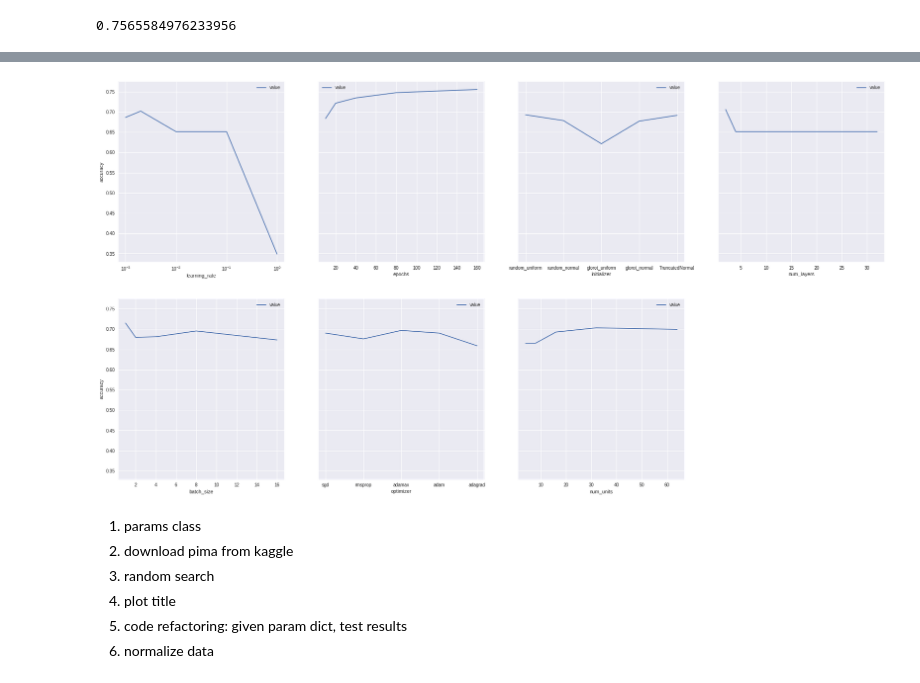
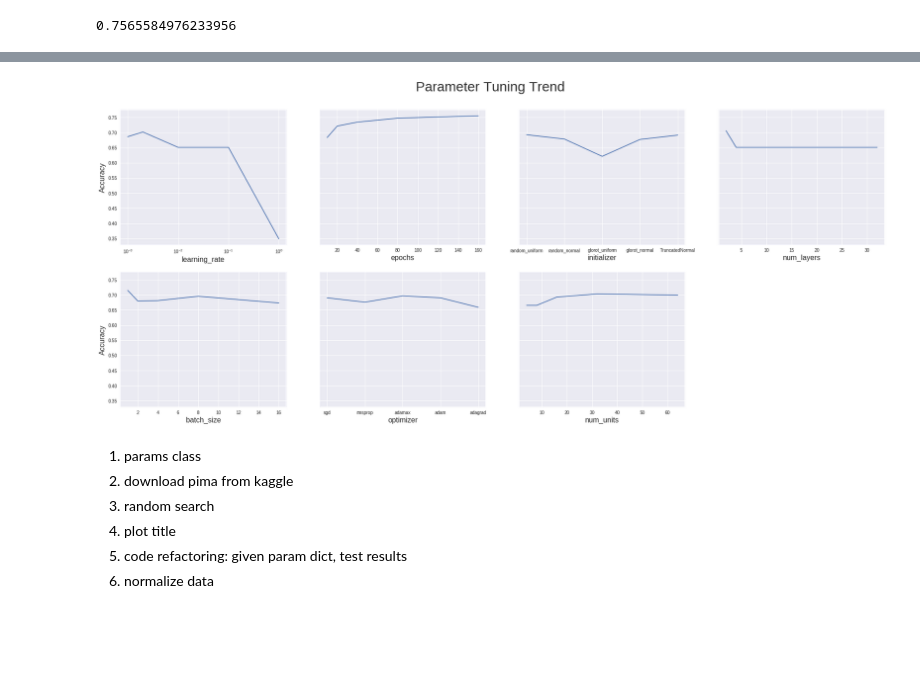
Before and after one commit to georgeliu1998/keras_model_tuning, a Jupyter notebook: keras.ipynb, the cells around one changed output, grey strips where cells are left out. Saved outputs shown, nothing was run; the diff lists cells and outputs as text; code cells hidden in the pictures; blank space fills up the shorter version.

Commit message:
Complete all plots

```diff
--- a/keras.ipynb
+++ b/keras.ipynb
@@ -572,27 +564,33 @@ params
 # %%
-fig, axes = plt.subplots(nrows=2, ncols=4, sharey=True, figsize=(30, 16))
+fig, axes = plt.subplots(nrows=2, ncols=4, sharey=True, figsize=(30, 12))
 axes = axes.flatten()
+# Get the parameter list
 params = df.parameter.unique().tolist()
-
+# Loop thru the axes
 for i, ax in enumerate(axes):
   try:
+    # Each subplot corresponds to one parameter
     param = params[i]
     df_param = df.query("parameter==@param")
     df_param.plot(kind='line', x='option', y='value', ax=ax)
+    # Log-transform the x-axis for learning rate to avoid mixing up
     if param == 'learning_rate':
       ax.set_xscale('log')
+    # Set the x ticks and tick lables
     if param in ('initializer', 'optimizer'):
       ax.set_xticks(np.arange(5))
       ax.set_xticklabels(df_param.option)
-    ax.set(xlabel=param, ylabel='accuracy')
-    #ax.get_legend().remove()
-
+    ax.set_xlabel(param, fontsize=16)
+    ax.set_ylabel('Accuracy', fontsize=16)
+    ax.get_legend().remove()
   except:
+    # Remove the last axis since we have only 7 params
     fig.delaxes(ax)
 
+fig.suptitle('Parameter Tuning Trend', y=0.92, verticalalignment='bottom', fontsize=30)
 plt.show()
 # %% [output]
-[figure, old version]
+[figure, new version]
 # %%
 learning_rate = [0.00095, 0.001, 0.0018, 0.0019, 0.002, 0.003] #0.00095
 
```
Also changed, not shown: parts of 9 cells of this notebook.
